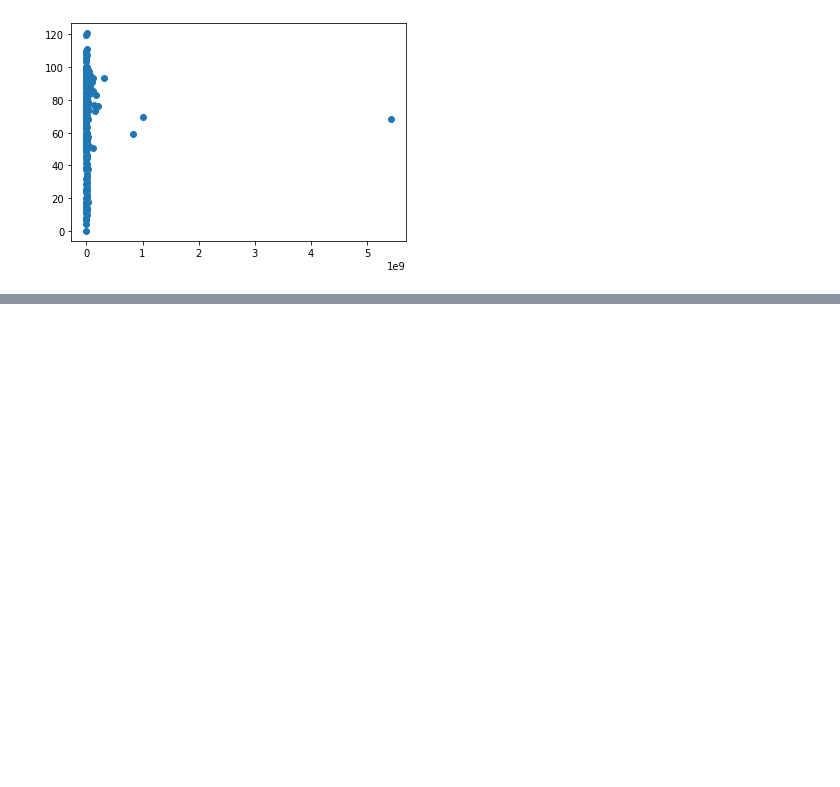
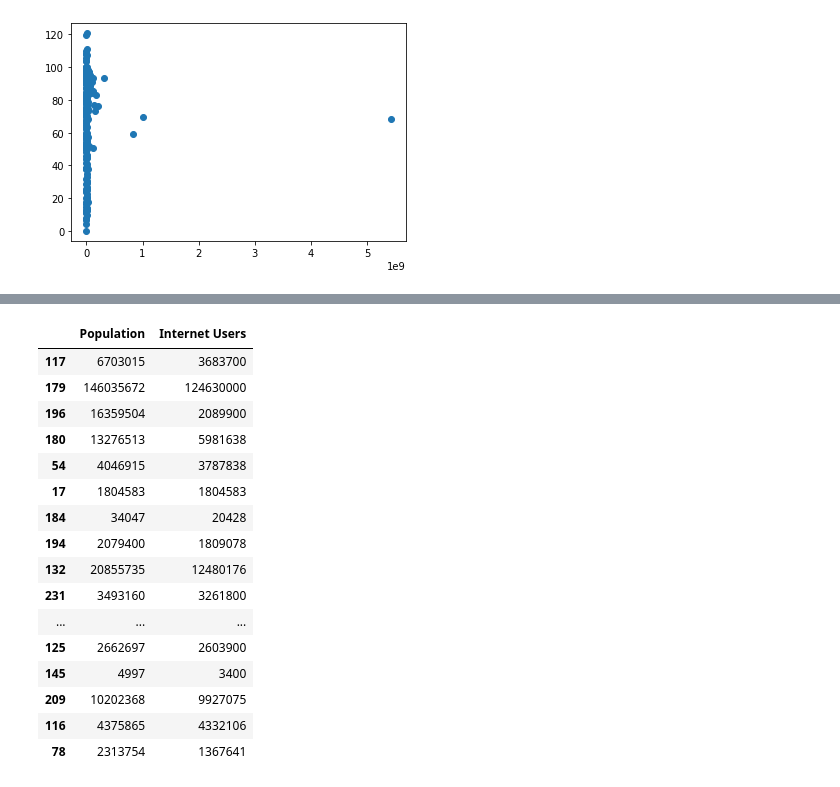
Before and after one commit to sanjibsinha/Machine-Learning-Primer, a Jupyter notebook: train_test_internet.ipynb, the cells around one changed output, grey strips where cells are left out. Saved outputs shown, nothing was run; the diff lists cells and outputs as text; code cells hidden in the pictures; blank space fills up the shorter version.

```diff
--- a/train_test_internet.ipynb
+++ b/train_test_internet.ipynb
@@ -33,3 +33,9 @@ plt.scatter(df['Internet Users'],df['% of Population'])
 # %% [output]
 <matplotlib.collections.PathCollection at 0x...>
 [figure]
+# %%
+X = df[['Population', 'Internet Users']]
+y = df['% of Population']
+# %%
+from sklearn.model_selection import train_test_split
+X_train, X_test, y_train, y_test = train_test_split(X,y,test_size=0.1)
@@ -35,0 +62,20 @@ plt.scatter(df['Internet Users'],df['% of Population'])
+# %%
+X_test
+# %% [output]
+|  | Population | Internet Users |
+| 117 | 6703015 | 3683700 |
+| 179 | 146035672 | 124630000 |
+| 196 | 16359504 | 2089900 |
+| 180 | 13276513 | 5981638 |
+| 54 | 4046915 | 3787838 |
+| 17 | 1804583 | 1804583 |
+| 184 | 34047 | 20428 |
+| 194 | 2079400 | 1809078 |
+| 132 | 20855735 | 12480176 |
+| 231 | 3493160 | 3261800 |
+| ... | ... | ... |
+| 125 | 2662697 | 2603900 |
+| 145 | 4997 | 3400 |
+| 209 | 10202368 | 9927075 |
+| 116 | 4375865 | 4332106 |
+| 78 | 2313754 | 1367641 |
```
Also changed, not shown: parts of 4 cells of this notebook.
